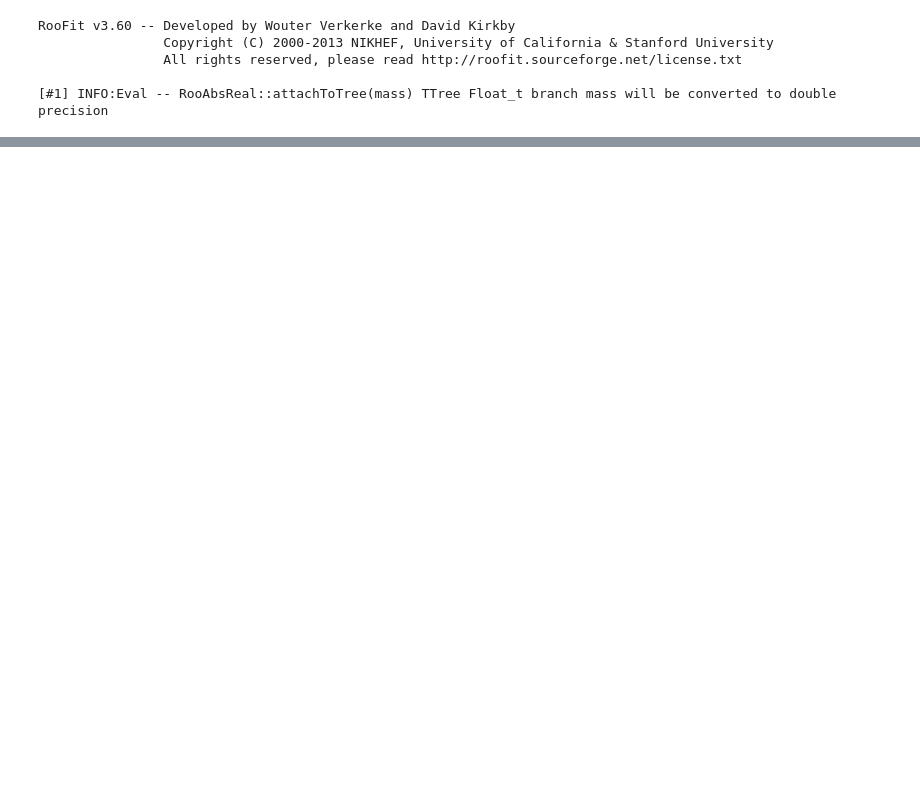
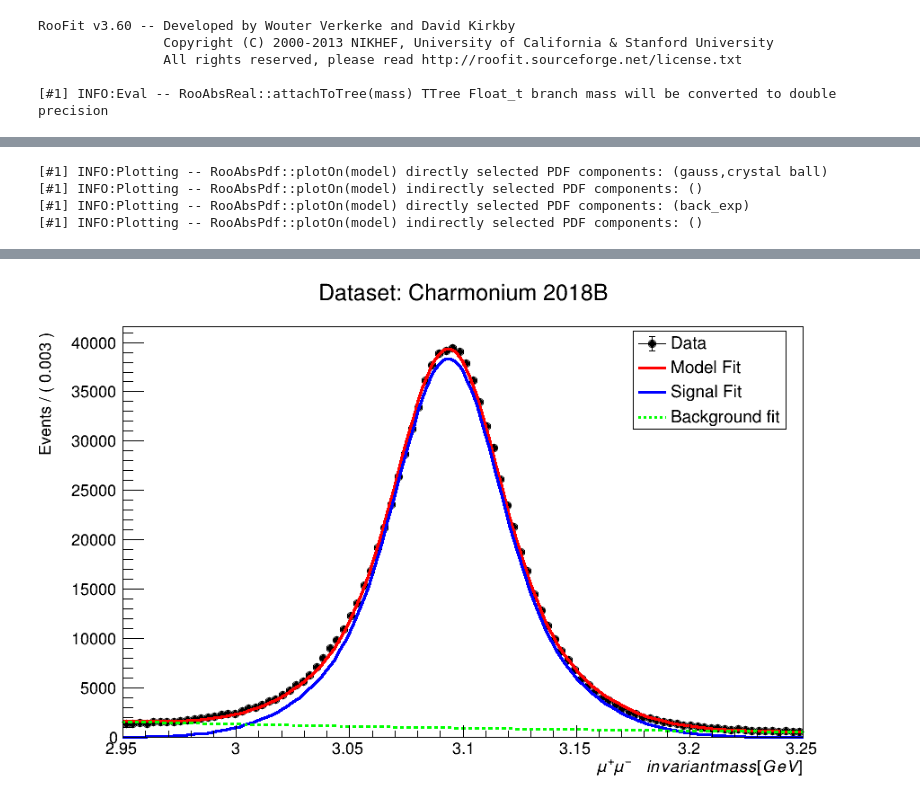
Before and after one commit to Mapse/OniaOpenCharmRun2ULAna, a Jupyter notebook: fit/jpsi_fit.ipynb, the cells around one changed output, grey strips where cells are left out. Drawn from its saved outputs; the diff is of its cells as text; code cells hidden in the pictures; blank space fills up the shorter version.

```diff
--- a/fit/jpsi_fit.ipynb
+++ b/fit/jpsi_fit.ipynb
@@ -18,18 +20,19 @@ RooFit v3.60 -- Developed by Wouter Verkerke and David Kirkby
 
 ## Signal PDF: Crystal ball and gaussian
 
-yield_gauss = ROOT.RooRealVar("yield_gauss","", 6e5, 0, 1e6)
+frac_gauss = ROOT.RooRealVar("frac_gauss","", 0.2, 0.0, 1.0)
 mean = ROOT.RooRealVar("mean", "", 3.09, 2.95, 3.25)
-sigma_gauss = ROOT.RooRealVar("sigma gauss", "", 0.1, 0.000001, 1)
+sigma_gauss = ROOT.RooRealVar("sigma gauss", "", 0.03, 0.000001, 1)
 
-yield_cb = ROOT.RooRealVar("yield_cb","", 5e5, 0, 1e6)
-sigma_cb = ROOT.RooRealVar("sigma cb", "", 0.1, 0.000001, 1)
+yield_cb = ROOT.RooRealVar("yield_cb","", 0.2, 0.0, 1.0)
+sigma_cb = ROOT.RooRealVar("sigma cb", "", 0.03, 0.000001, 1)
 
 alpha = ROOT.RooRealVar("alpha", "", 1.4, 0, 10)
+
 n = ROOT.RooRealVar("n", "", 99, 0, 100)
 n.setConstant(True)
 
-gauss = ROOT.RooGaussian("gauss", "", mass, mean, sigma_gauss)
-crystal_ball = ROOT.RooCBShape("crystal ball", "", mass, mean, sigma_cb, alpha, n)
+signal1 = ROOT.RooGaussian("gauss", "", mass, mean, sigma_gauss)
+signal2 = ROOT.RooCBShape("crystal ball", "", mass, mean, sigma_cb, alpha, n)
 # %%
 # Background PDF
@@ -39,7 +41,7 @@ exp_coef = ROOT.RooRealVar("exp_coef", "", -3, -5, 5)
 back_exp = ROOT.RooExponential("back_exp", "", mass, exp_coef)
 # %%
 # Model definition and fitting
-model = ROOT.RooAddPdf("model", "", ROOT.RooArgList(gauss, crystal_ball, back_exp),
-                       ROOT.RooArgList(yield_gauss, yield_cb, yield_back))
+model = ROOT.RooAddPdf("model", "", ROOT.RooArgList(signal1, signal2, back_exp),
+                       ROOT.RooArgList(frac_gauss, yield_cb), ROOT.kTRUE)
 # %%
-result = model.fitTo(data, ROOT.RooFit.Extended(True), ROOT.RooFit.Range(2.95, 3.25))
+result = model.fitTo(data, ROOT.RooFit.Save())
@@ -51,11 +71,11 @@ colors = {"model" : 2, "signal" : 4, "background" : 3}
 styles = {"model" : 1, "signal" : 1, "background" : 2}
 
 # Canvas Definition
-can = ROOT.TCanvas("can", "histograms", 850, 650)
+can = ROOT.TCanvas("can", "histograms", 950, 600)
 
 # Frame creation
 frame = mass.frame(ROOT.RooFit.Title("Dataset: Charmonium 2018B"))
-frame.GetXaxis().SetTitle("# \mu^+\mu^- invariant mass [GeV]")
+frame.GetXaxis().SetTitle("#\mu^+\mu^- #invariantmass[GeV]")
 
 # Data
 data.plotOn(frame, ROOT.RooFit.Name("Data"), ROOT.RooFit.DataError(ROOT.RooAbsData.SumW2))
@@ -64,7 +84,7 @@ data.plotOn(frame, ROOT.RooFit.Name("Data"), ROOT.RooFit.DataError(ROOT.RooAbsDa
 model.plotOn(frame, ROOT.RooFit.Name("Model"), ROOT.RooFit.LineStyle(styles["model"]), ROOT.RooFit.LineColor(colors["model"]))
 
 # Signal
-model.plotOn(frame, ROOT.RooFit.Name("Signal"), ROOT.RooFit.Components(ROOT.RooArgSet(gauss, crystal_ball)), ROOT.RooFit.LineStyle(styles["signal"]), ROOT.RooFit.LineColor(colors["signal"]))
+model.plotOn(frame, ROOT.RooFit.Name("Signal"), ROOT.RooFit.Components("gauss,crystal ball"), ROOT.RooFit.LineStyle(styles["signal"]), ROOT.RooFit.LineColor(colors["signal"]))
 
 # Background
 model.plotOn(frame, ROOT.RooFit.Name("Background"), ROOT.RooFit.Components("back_exp"), ROOT.RooFit.LineStyle(styles["background"]), ROOT.RooFit.LineColor(colors["background"]))
@@ -83,3 +103,8 @@ leg.Draw("same")
 can.Draw()
 
 can.SaveAs("Jpsi_fit.png")
+# %% [output]
+[#1] INFO:Plotting -- RooAbsPdf::plotOn(model) directly selected PDF components: (gauss,crystal ball)
+[#1] INFO:Plotting -- RooAbsPdf::plotOn(model) indirectly selected PDF components: ()
+[#1] INFO:Plotting -- RooAbsPdf::plotOn(model) directly selected PDF components: (back_exp)
+[#1] INFO:Plotting -- RooAbsPdf::plotOn(model) indirectly selected PDF components: ()
@@ -85,0 +113 @@ can.SaveAs("Jpsi_fit.png")
+[figure, added]
```
Also changed, not shown: parts of 6 cells of this notebook, 4 other files.
